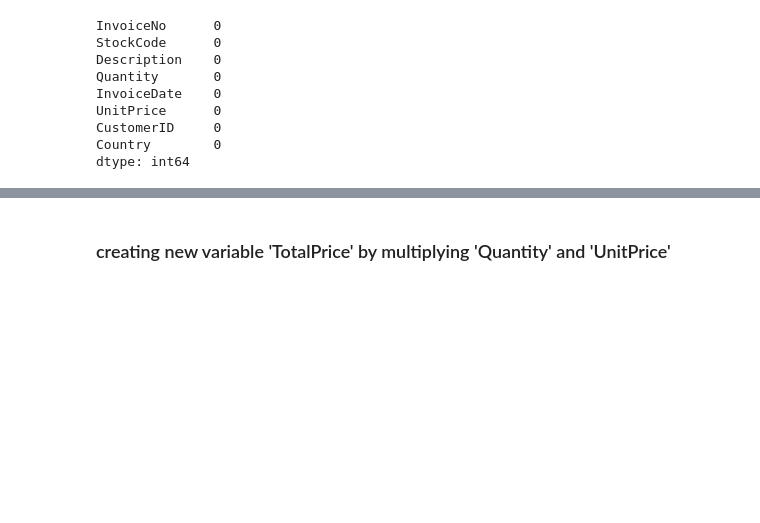
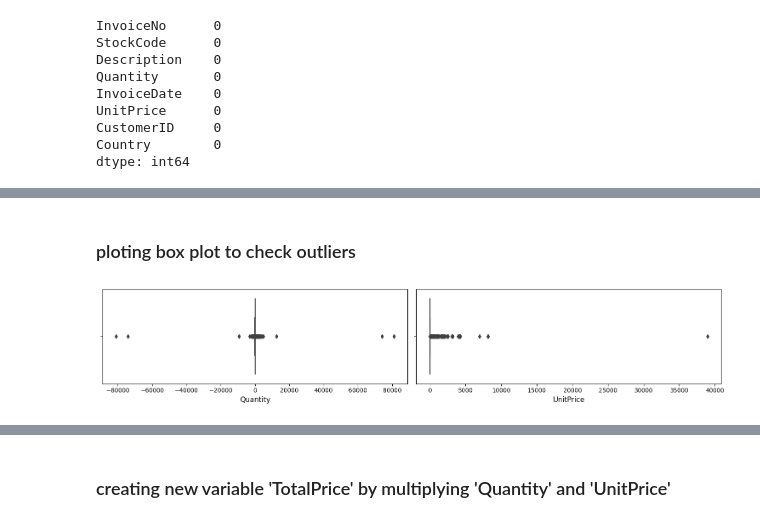
Before and after one commit to kd0176/Online-Retail-Customer-Segmentation, a Jupyter notebook: Online_Retail_Customer_Segmentation.ipynb, the cells around one changed output, grey strips where cells are left out. Drawn from its saved outputs; the diff is of its cells as text; code cells hidden in the pictures; blank space fills up the shorter version.

Commit message:
outlier analysis and basic EDA

```diff
--- a/Online_Retail_Customer_Segmentation.ipynb
+++ b/Online_Retail_Customer_Segmentation.ipynb
@@ -353,7 +378,4 @@ dtype: int64
 df['InvoiceNo'] = df['InvoiceNo'].astype('str')
 
 # creating separate dataframe for cancelled transactions
-cancel_df = df.loc[df['InvoiceNo'].str.contains('C')].copy()
-
-# removing cancelled transactions from original dataframe
-df = df[~df['InvoiceNo'].str.contains('C')]
+cancel_df = df.loc[df['InvoiceNo'].str.contains('C')]
@@ -364,0 +406,16 @@ df.shape
+# %% [markdown]
+### ploting box plot to check outliers
+# %%
+# box plots for 'Quantity'
+fig = plt.figure(figsize=(15,3))
+plt.subplot(1, 2, 1)
+plt.xlabel('Quantity', fontsize = 12)
+sns.boxplot(x='Quantity',data=df)
+
+# box plot for 'UnitPrice'
+plt.subplot(1, 2, 2)
+plt.xlabel('UnitPrice', fontsize = 12)
+sns.boxplot(x='UnitPrice',data=df)
+plt.tight_layout()
+# %% [output]
+[figure, added]
```
Also changed, not shown: parts of 19 cells of this notebook.
